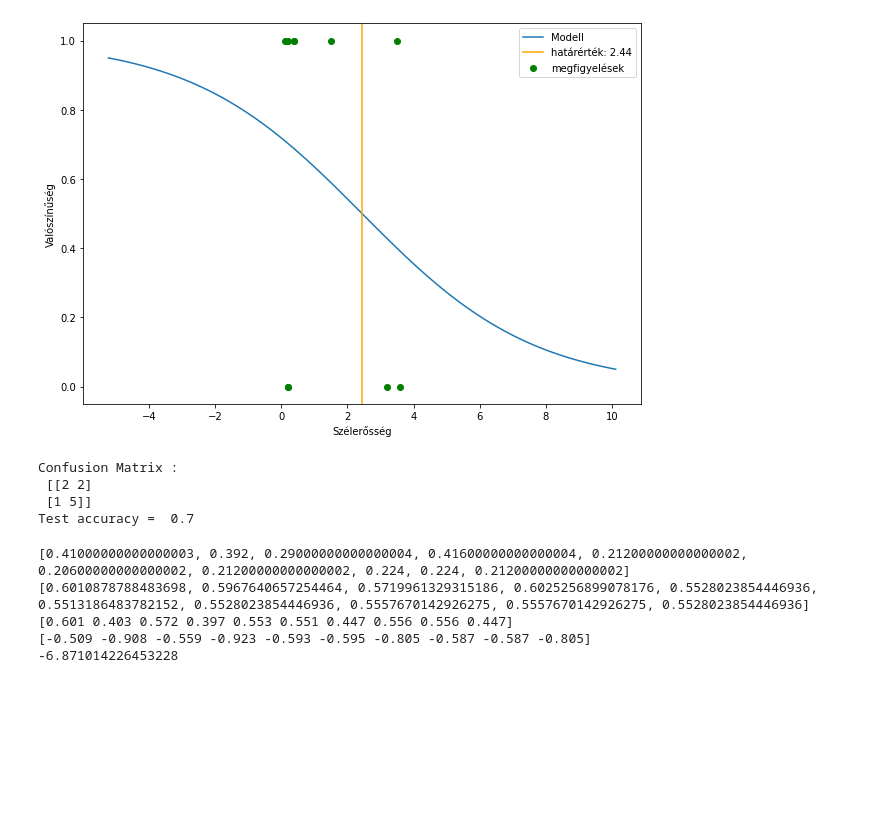
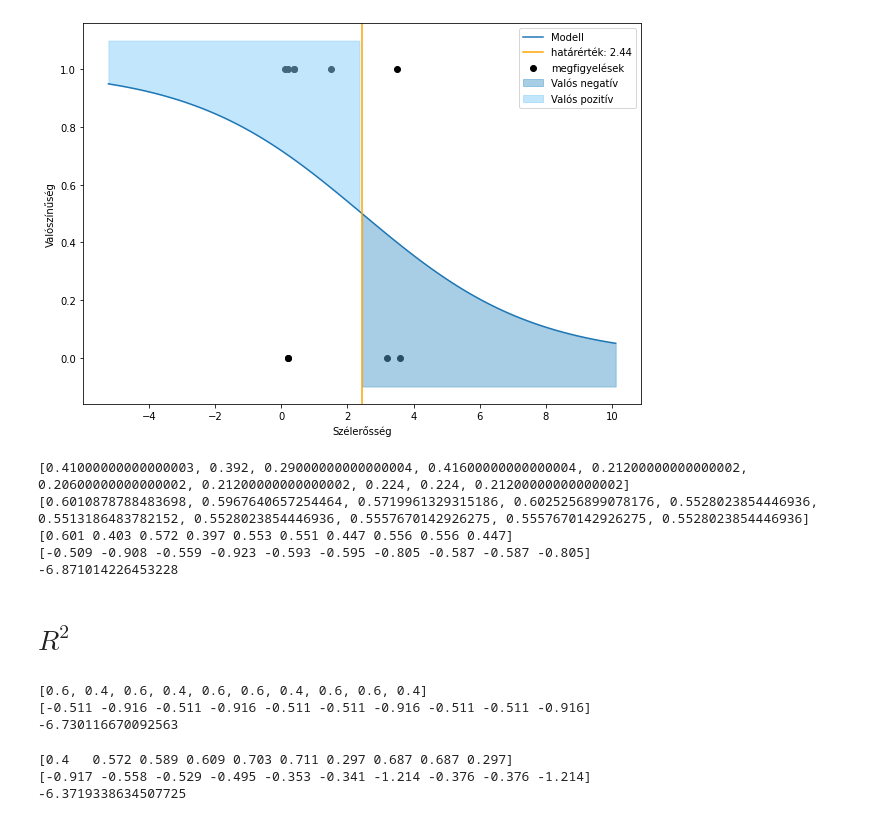
Before and after one commit to sajozsattila/blog, a Jupyter notebook: Logisztikus_regresszió.ipynb, the cells around one changed output. Saved outputs shown, nothing was run; the diff lists cells and outputs as text; code cells hidden in the pictures; blank space fills up the shorter version.

```diff
--- a/Logisztikus_regresszió.ipynb
+++ b/Logisztikus_regresszió.ipynb
@@ -43,49 +43,43 @@ Logit Regression Results
 # %%
 import matplotlib.pyplot as plt
 plt.rcParams['figure.figsize'] = (10,7)
 
 def xcalc(p, alfa, beta):
     return (np.log((p/float(1-p)))-alfa)/beta
 
 plt.clf()
 # modell 0,05 és 0,95 valószínűség között
 minimum = xcalc(0.05, log_reg.params[0], log_reg.params[1])
 maximum = xcalc(0.95, log_reg.params[0], log_reg.params[1])
 X_test = np.linspace(minimum, maximum, 100)
+hatar = xcalc(0.5, log_reg.params[0], log_reg.params[1])
+X_test = sorted(np.concatenate(([hatar], X_test)))
 # add constant
 X_test = sm.add_constant(X_test)
 p_test = log_reg.predict(X_test)
 plt.plot(X_test[:, 1], p_test, label="Modell")
 # megfigyelések
-plt.scatter(adatok[:, 0],adatok[:, 1], color="green", label="megfigyelések" )
+plt.scatter(adatok[:, 0],adatok[:, 1], color="black", label="megfigyelések" )
+# területek
+szurt_x = [ x for x in X_test[:, 1] if x >= hatar ]
+plt.fill_between(szurt_x,
+                 p_test[len(szurt_x)-1:],
+                 [ -0.1 for x in szurt_x],
+                 alpha=0.5, color='#539ecd', label="Valós negatív")
+szurt_x = [ x for x in X_test[:, 1] if x < hatar ]
+plt.fill_between(szurt_x,
+                 p_test[:len(szurt_x)],
+                 [ 1.1 for x in szurt_x],
+                 alpha=0.5, color='#87CEFA', label="Valós pozitív")
 # határ
-hatar = xcalc(0.5, log_reg.params[0], log_reg.params[1])
 plt.axvline(hatar, label=f"határérték: {np.round(hatar, 2)}", color="orange")
+
 plt.legend()
 plt.xlabel("Szélerősség")
 plt.ylabel("Valószínűség")
 plt.show()
 # %% [output]
-[figure, old version]
+[figure, new version]
-# %%
-from sklearn.metrics import (confusion_matrix,
-                           accuracy_score)
-
-X = np.array([ [log_reg.params[0],x] for x in adatok[:, 0] ])
-
-threshold = 0.5
-prediction = [ 1 if x >=threshold else 0 for x in log_reg.predict(X) ]
-# confusion matrix
-cm = confusion_matrix(y, prediction)
-print ("Confusion Matrix : \n", cm)
-
-# accuracy score of the model
-print('Test accuracy = ', accuracy_score(y, prediction))
-# %% [output]
-Confusion Matrix :
- [[2 2]
- [1 5]]
-Test accuracy =  0.7
 # %%
 beta = 0.06
 alfa = 0.2
@@ -104,3 +97,28 @@ print(sum(logp))
 [0.601 0.403 0.572 0.397 0.553 0.551 0.447 0.556 0.556 0.447]
 [-0.509 -0.908 -0.559 -0.923 -0.593 -0.595 -0.805 -0.587 -0.587 -0.805]
 -6.871014226453228
+# %% [markdown]
+# $R^2$
+# %%
+legrosszabb_f = np.log(len([ o for o in adatok[:, 1] if o == 1])/len([ o for o in adatok[:, 1] if o == 0]))
+legrosszabb_p = [ np.e**legrosszabb_f/(1+np.e**legrosszabb_f) for _ in adatok[:,1]]
+legrosszabb_p = [ legrosszabb_p[i] if adatok[i, 1] == 1 else 1-legrosszabb_p[i] for i in range(len(adatok[:, 1]))]
+print(legrosszabb_p)
+legrosszabb_logp = np.log(legrosszabb_p)
+print(np.round(legrosszabb_logp, 3))
+print(sum(legrosszabb_logp))
+# %% [output]
+[0.6, 0.4, 0.6, 0.4, 0.6, 0.6, 0.4, 0.6, 0.6, 0.4]
+[-0.511 -0.916 -0.511 -0.916 -0.511 -0.511 -0.916 -0.511 -0.511 -0.916]
+-6.730116670092563
+# %%
+logistic_p = log_reg.predict(X)
+logistic_p = [ logistic_p[i] if adatok[i, 1] == 1 else 1-logistic_p[i] for i in range(len(adatok[:, 1]))]
+print(np.round(logistic_p, 3))
+logistic_logp = np.log(logistic_p)
+print(np.round(logistic_logp, 3))
+print(sum(logistic_logp))
+# %% [output]
+[0.4   0.572 0.589 0.609 0.703 0.711 0.297 0.687 0.687 0.297]
+[-0.917 -0.558 -0.529 -0.495 -0.353 -0.341 -1.214 -0.376 -0.376 -1.214]
+-6.3719338634507725
```
Also changed, not shown: parts of 7 cells of this notebook.
